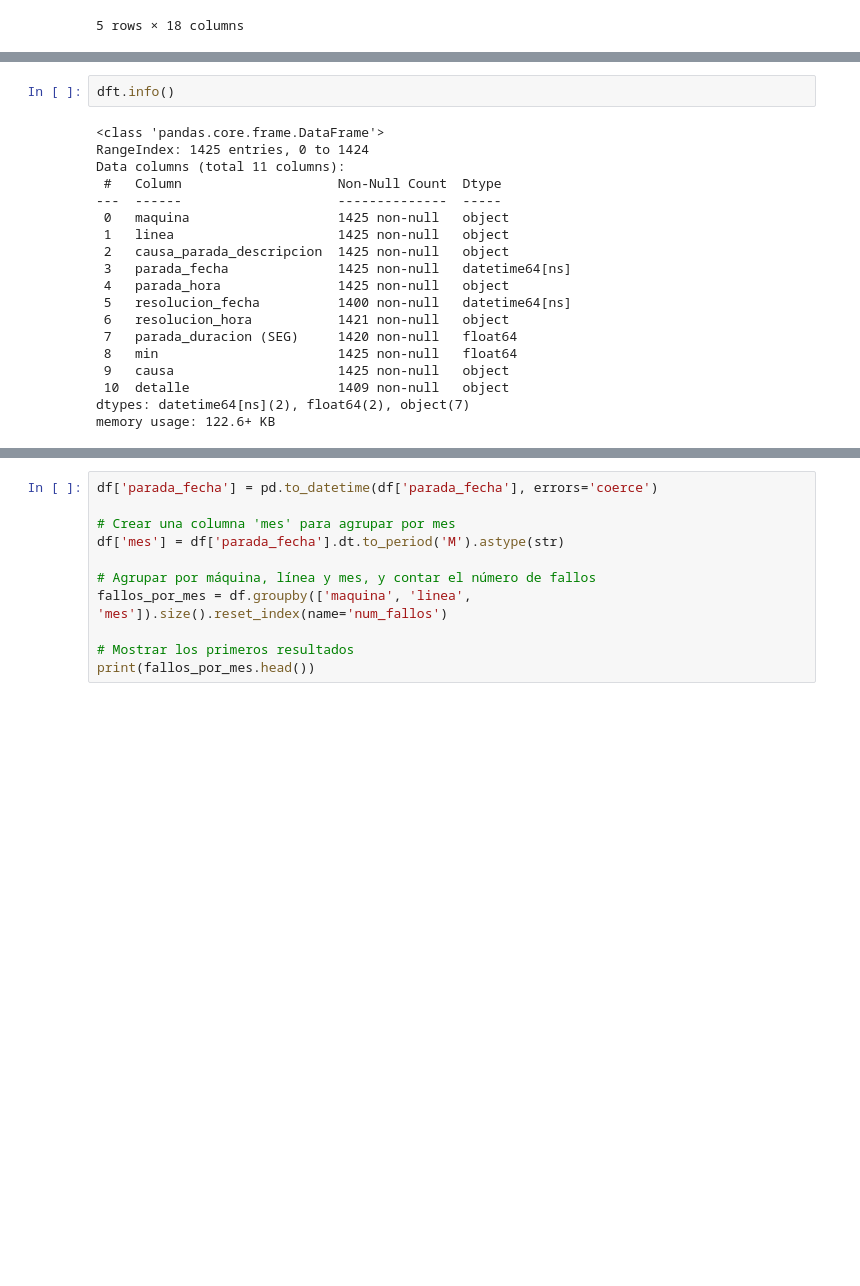
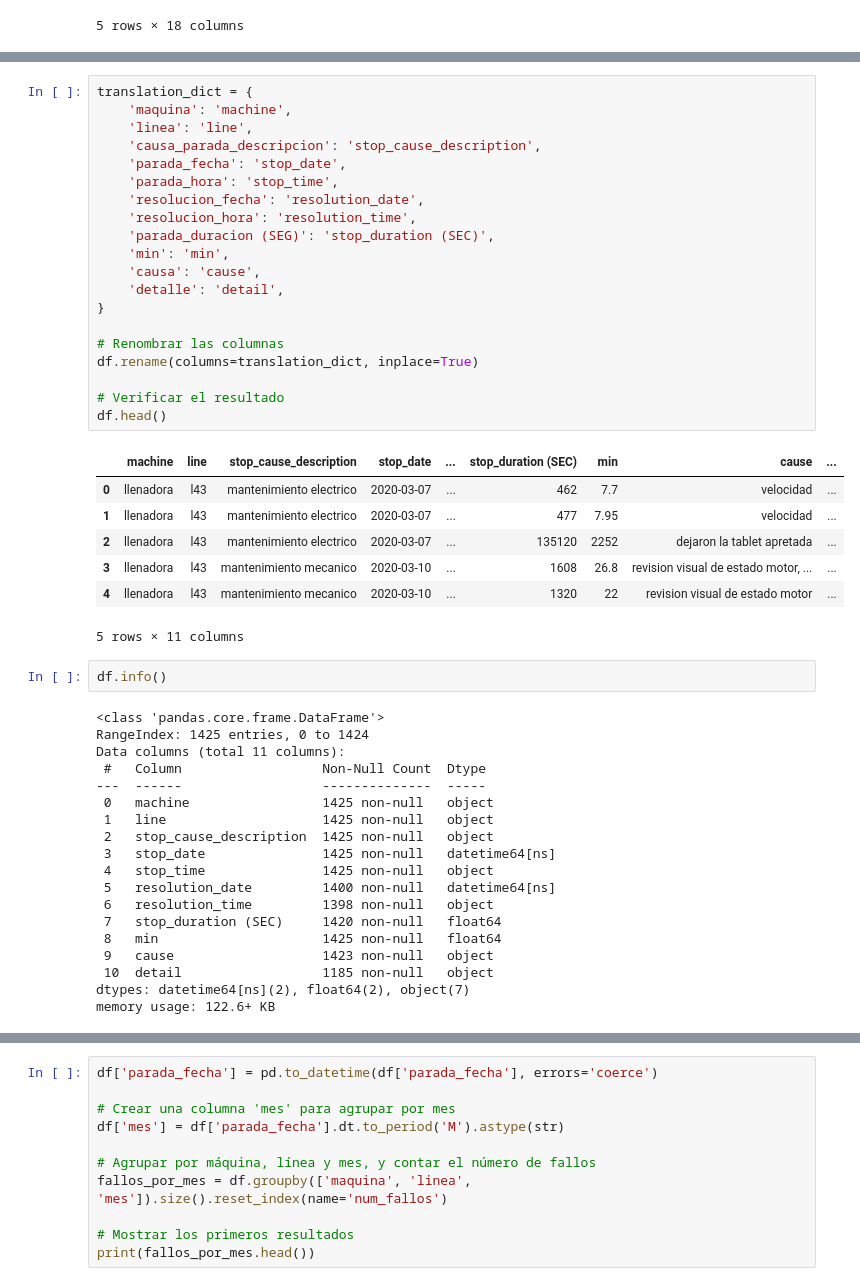
Before and after one commit to 2023206/Capstone_DA, a Jupyter notebook: Untitled.ipynb, the cells around one changed output, grey strips where cells are left out. Drawn from its saved outputs; the diff is of its cells as text; blank space fills up the shorter version.

```diff
--- a/Untitled.ipynb
+++ b/Untitled.ipynb
@@ -119,22 +54,50 @@ dft.head(10)
 10 rows × 11 columns
+# %%
+translation_dict = {
+    'maquina': 'machine',
+    'linea': 'line',
+    'causa_parada_descripcion': 'stop_cause_description',
+    'parada_fecha': 'stop_date',
+    'parada_hora': 'stop_time',
+    'resolucion_fecha': 'resolution_date',
+    'resolucion_hora': 'resolution_time',
+    'parada_duracion (SEG)': 'stop_duration (SEC)',
+    'min': 'min',
+    'causa': 'cause',
+    'detalle': 'detail',
+}
+
+# Renombrar las columnas
+df.rename(columns=translation_dict, inplace=True)
+
+# Verificar el resultado
+df.head()
+# %% [output]
+|  | machine | line | stop_cause_description | stop_date | ... | stop_duration (SEC) | min | cause | ... |
+| 0 | llenadora | l43 | mantenimiento electrico | 2020-03-07 | ... | 462 | 7.7 | velocidad | ... |
+| 1 | llenadora | l43 | mantenimiento electrico | 2020-03-07 | ... | 477 | 7.95 | velocidad | ... |
+| 2 | llenadora | l43 | mantenimiento electrico | 2020-03-07 | ... | 135120 | 2252 | dejaron la tablet apretada | ... |
+| 3 | llenadora | l43 | mantenimiento mecanico | 2020-03-10 | ... | 1608 | 26.8 | revision visual de estado motor, ... | ... |
+| 4 | llenadora | l43 | mantenimiento mecanico | 2020-03-10 | ... | 1320 | 22 | revision visual de estado motor | ... |
+5 rows × 11 columns
 # %%
-dft.info()
+df.info()
 # %% [output]
 <class 'pandas.core.frame.DataFrame'>
 RangeIndex: 1425 entries, 0 to 1424
 Data columns (total 11 columns):
- #   Column                    Non-Null Count  Dtype
----  ------                    --------------  -----
- 0   maquina                   1425 non-null   object
- 1   linea                     1425 non-null   object
- 2   causa_parada_descripcion  1425 non-null   object
- 3   parada_fecha              1425 non-null   datetime64[ns]
- 4   parada_hora               1425 non-null   object
- 5   resolucion_fecha          1400 non-null   datetime64[ns]
- 6   resolucion_hora           1421 non-null   object
- 7   parada_duracion (SEG)     1420 non-null   float64
- 8   min                       1425 non-null   float64
- 9   causa                     1425 non-null   object
- 10  detalle                   1409 non-null   object
+ #   Column                  Non-Null Count  Dtype
+---  ------                  --------------  -----
+ 0   machine                 1425 non-null   object
+ 1   line                    1425 non-null   object
+ 2   stop_cause_description  1425 non-null   object
+ 3   stop_date               1425 non-null   datetime64[ns]
+ 4   stop_time               1425 non-null   object
+ 5   resolution_date         1400 non-null   datetime64[ns]
+ 6   resolution_time         1398 non-null   object
+ 7   stop_duration (SEC)     1420 non-null   float64
+ 8   min                     1425 non-null   float64
+ 9   cause                   1423 non-null   object
+ 10  detail                  1185 non-null   object
 dtypes: datetime64[ns](2), float64(2), object(7)
 memory usage: 122.6+ KB
```
Also changed, not shown: parts of 9 cells of this notebook.
